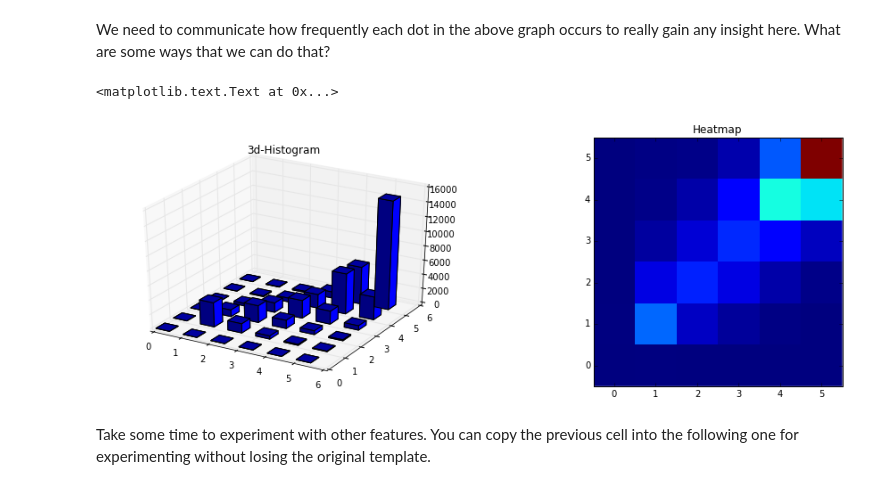
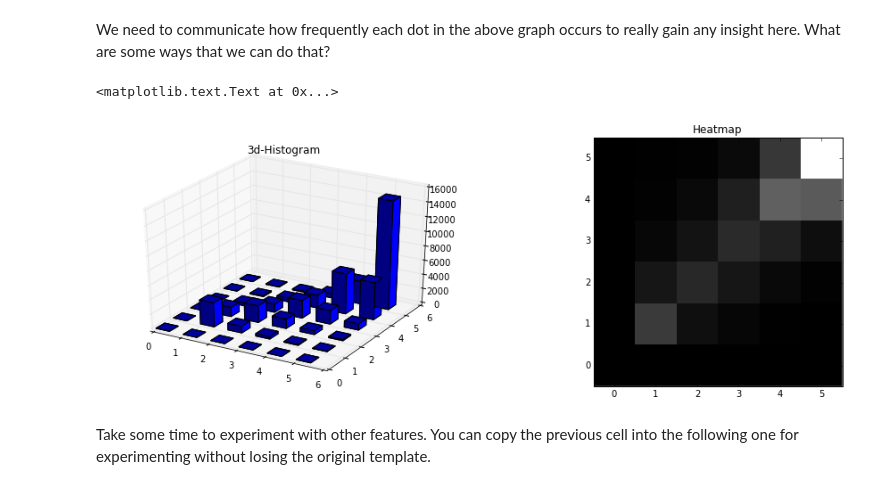
Before and after one commit to jonathancstroud/rmp, a Jupyter notebook: tutorials/2015_12_03_Pandas/rate_my_prof_vis.ipynb, the cells around one changed output. Saved outputs shown, nothing was run; the diff lists cells and outputs as text; code cells hidden in the pictures.

```diff
--- a/tutorials/2015_12_03_Pandas/rate_my_prof_vis.ipynb
+++ b/tutorials/2015_12_03_Pandas/rate_my_prof_vis.ipynb
@@ -187,7 +187,7 @@ This is really unhelpful.  What is wrong?  What can we do about it?
 # %% [markdown]
 We need to communicate how frequently each dot in the above graph occurs to really gain any insight here.  What are some ways that we can do that?
 # %%
-# This creates a histogram. Is this more informative than the scatter plot?
+# This creates a 3d-histogram. Is this more informative than the scatter plot?
 fig = plt.figure()
 fig.set_size_inches(16, 5)
 ax.set_title("Correlation clarity and helpfulness")
@@ -199,36 +199,36 @@ ax = fig.add_subplot(121, projection='3d')
 xx = np.arange(0,6,1)
 yy = np.arange(0,6,1)
 
 # Dealing with 3d graphs is a pain.  What follows is a framework that you
 # can use to create your own.
 xpos, ypos = np.meshgrid(xx,yy)
 xpos = xpos.flatten()
 ypos = ypos.flatten()
 zpos = np.zeros(len(ypos))
 dx = 0.5*np.ones_like(zpos)
 dy = dx.copy()
 
 # The zz values give how tall each bar in our graph is.
 zz = np.zeros((len(xx), len(yy)))
 for k in range(len(train_data_features['clarity'])):
     # Increment zz[i,j] when clarity = i and helpfulness = j
     zz[train_data_features['clarity'][k], train_data_features['helpfulness'][k]] += 1
 
 # Save the zz matrix for later display as an image or heatmap.
 im_zz = zz.copy()
 
 # More 3d plot stuff.
-dz = zz.flatten(order='F')
+dz = zz.flatten()
 ax.bar3d(xpos, ypos, zpos, dx, dy, dz, color='b', zsort='average')
 ax.set_title('3d-Histogram')
 
 # Plot the im_zz matrix as a heatmap.
 ax = fig.add_subplot(122)
-ax.imshow(im_zz, interpolation='none', origin='lower')
+ax.imshow(im_zz, interpolation='none', origin='lower', cmap='gray')
 ax.set_title('Heatmap')
 # %% [output]
 <matplotlib.text.Text at 0x...>
-[figure, old version]
+[figure, new version]
 # %% [markdown]
 Take some time to experiment with other features.  You can copy the previous cell into the following one for experimenting without losing the original template.
 # %% [markdown]
```
Also changed, not shown: parts of 7 cells of this notebook.
